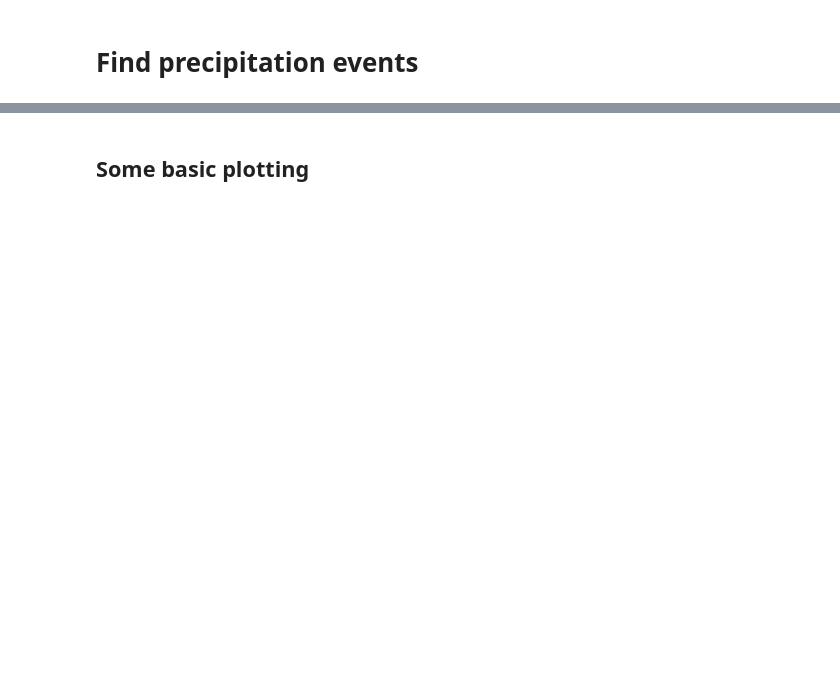
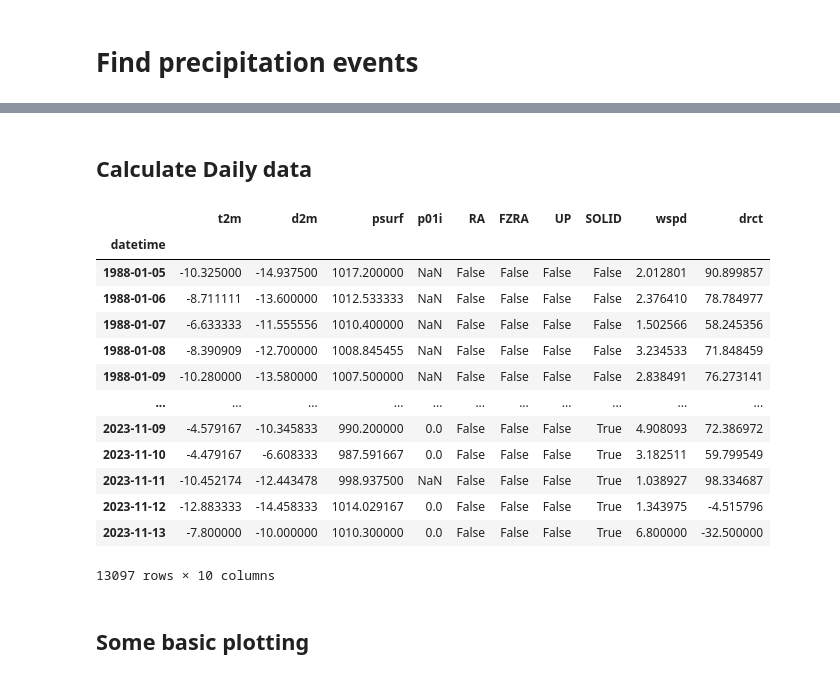
Before and after one commit to andypbarrett/rain_on_snow_database, a Jupyter notebook: notebooks/testing_identify_rain_events.ipynb, the cells around one changed output, grey strips where cells are left out. Cells and saved outputs as stored; diff of their text form; code cells hidden in the pictures; blank space fills up the shorter version.

```diff
--- a/notebooks/testing_identify_rain_events.ipynb
+++ b/notebooks/testing_identify_rain_events.ipynb
@@ -31,2 +31,50 @@ df.head()
+# %% [markdown]
+## Calculate Daily data
+# %%
+nansum = lambda x: np.sum(x) if x.notnull().all() else np.nan
+count_ptypes = "sum"
+
+def wind_components(x):
+    u = x.wspd * np.sin(np.radians(x.drct))
+    v = x.wspd * np.cos(np.radians(x.drct))
+    return pd.DataFrame({'u': u, 'v': v})
+
+def wind_polar(x):
+    wspd = np.sqrt(x.u**2 + x.v**2)
+    drct = np.degrees(np.arctan2(x.v, x.u))
+    return pd.DataFrame({'wspd': wspd, 'drct': drct})
+
+
+dfday = df.resample('D').agg(
+    {
+        "t2m": "mean",
+        "d2m": "mean",
+        "psurf": "mean",
+        "p01i": nansum,
+        "RA": "any",
+        "FZRA": "any",
+        "UP": "any",
+        "SOLID": "any",
+    }
+)
+
+dfday = dfday.join(wind_polar(wind_components(df).resample('D').mean()))
+
+dfday
+# %% [output]
+|  | t2m | d2m | psurf | p01i | RA | FZRA | UP | SOLID | wspd | drct |
+| datetime |  |  |  |  |  |  |  |  |  |  |
+| 1988-01-05 | -10.325000 | -14.937500 | 1017.200000 | NaN | False | False | False | False | 2.012801 | 90.899857 |
+| 1988-01-06 | -8.711111 | -13.600000 | 1012.533333 | NaN | False | False | False | False | 2.376410 | 78.784977 |
+| 1988-01-07 | -6.633333 | -11.555556 | 1010.400000 | NaN | False | False | False | False | 1.502566 | 58.245356 |
+| 1988-01-08 | -8.390909 | -12.700000 | 1008.845455 | NaN | False | False | False | False | 3.234533 | 71.848459 |
+| 1988-01-09 | -10.280000 | -13.580000 | 1007.500000 | NaN | False | False | False | False | 2.838491 | 76.273141 |
+| ... | ... | ... | ... | ... | ... | ... | ... | ... | ... | ... |
+| 2023-11-09 | -4.579167 | -10.345833 | 990.200000 | 0.0 | False | False | False | True | 4.908093 | 72.386972 |
+| 2023-11-10 | -4.479167 | -6.608333 | 987.591667 | 0.0 | False | False | False | True | 3.182511 | 59.799549 |
+| 2023-11-11 | -10.452174 | -12.443478 | 998.937500 | NaN | False | False | False | True | 1.038927 | 98.334687 |
+| 2023-11-12 | -12.883333 | -14.458333 | 1014.029167 | 0.0 | False | False | False | True | 1.343975 | -4.515796 |
+| 2023-11-13 | -7.800000 | -10.000000 | 1010.300000 | 0.0 | False | False | False | True | 6.800000 | -32.500000 |
+13097 rows × 10 columns
 # %% [markdown]
 ## Some basic plotting
```
Also changed, not shown: parts of 24 cells of this notebook.
